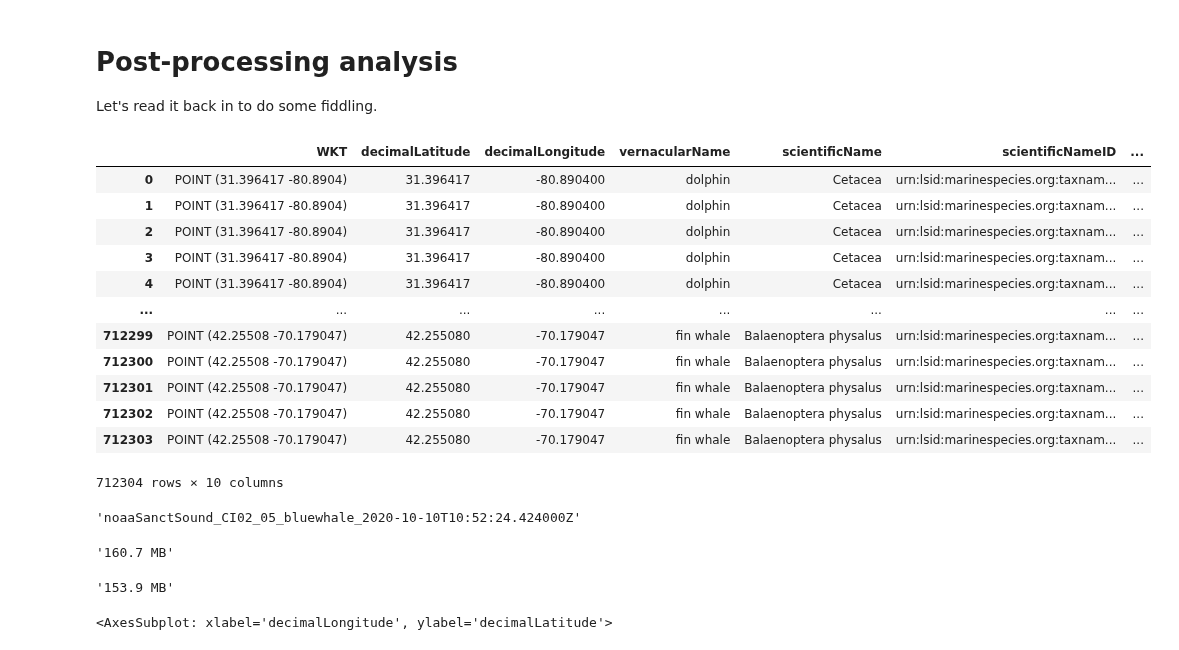
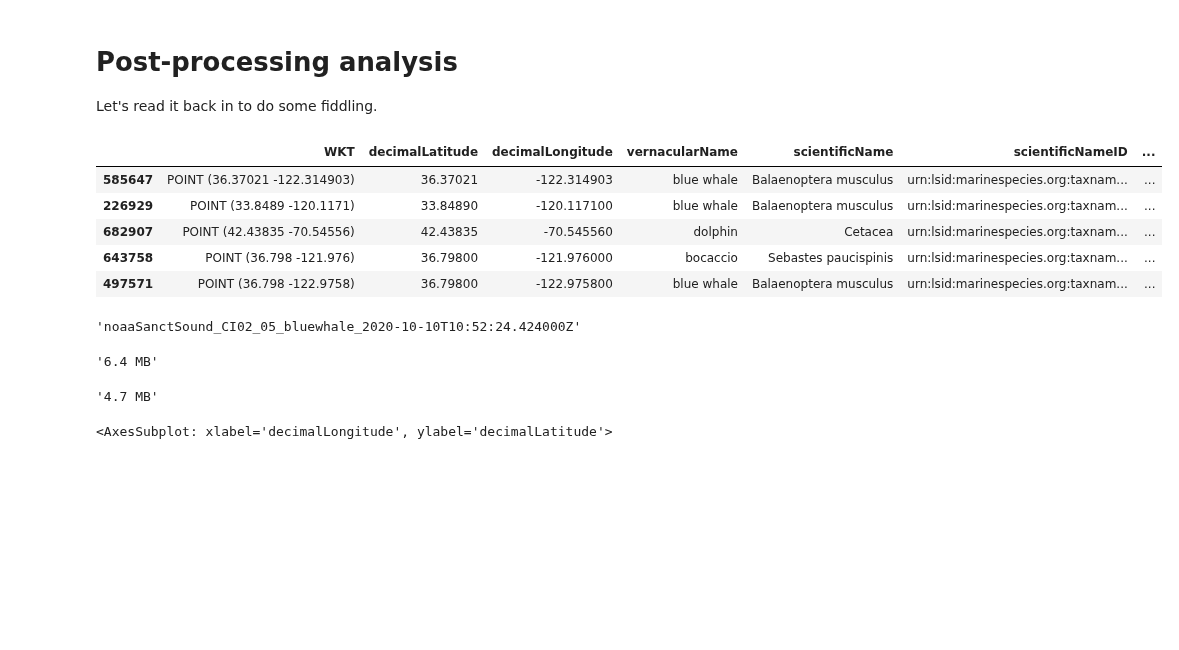
Before and after one commit to ioos/bio_data_guide, a Jupyter notebook: datasets/SanctSound/SanctSound_processing.ipynb, the cells around one changed output. Cells and saved outputs as stored; diff of their text form; code cells hidden in the pictures; blank space fills up the shorter version.

```diff
--- a/datasets/SanctSound/SanctSound_processing.ipynb
+++ b/datasets/SanctSound/SanctSound_processing.ipynb
@@ -1436,7 +1437,8 @@ occur.sample(10)
 # %% [markdown]
 Let's write it out as an occurrence file.
 # %%
-occur.to_csv('data/occurrence.csv',date_format='%Y-%m-%dT%H:%M:%S.%fZ', index=False)
+fname_occur = 'data/occurrence.zip'
+occur.to_csv(fname_occur,date_format='%Y-%m-%dT%H:%M:%S.%fZ', index=False, compression='zip')
 # %% [markdown]
 # Post-processing analysis
 
@@ -1444,23 +1446,16 @@ Let's read it back in to do some fiddling.
 # %%
 import pandas as pd
 
-occur = pd.read_csv('data/occurrence.csv', low_memory=False)
+occur = pd.read_csv(fname_occur, low_memory=False, compression='zip')
 
-occur
+occur.sample(5)
 # %% [output]
 |  | WKT | decimalLatitude | decimalLongitude | vernacularName | scientificName | scientificNameID | ... |
-| 0 | POINT (31.396417 -80.8904) | 31.396417 | -80.890400 | dolphin | Cetacea | urn:lsid:marinespecies.org:taxnam... | ... |
-| 1 | POINT (31.396417 -80.8904) | 31.396417 | -80.890400 | dolphin | Cetacea | urn:lsid:marinespecies.org:taxnam... | ... |
-| 2 | POINT (31.396417 -80.8904) | 31.396417 | -80.890400 | dolphin | Cetacea | urn:lsid:marinespecies.org:taxnam... | ... |
-| 3 | POINT (31.396417 -80.8904) | 31.396417 | -80.890400 | dolphin | Cetacea | urn:lsid:marinespecies.org:taxnam... | ... |
-| 4 | POINT (31.396417 -80.8904) | 31.396417 | -80.890400 | dolphin | Cetacea | urn:lsid:marinespecies.org:taxnam... | ... |
-| ... | ... | ... | ... | ... | ... | ... | ... |
-| 712299 | POINT (42.25508 -70.179047) | 42.255080 | -70.179047 | fin whale | Balaenoptera physalus | urn:lsid:marinespecies.org:taxnam... | ... |
-| 712300 | POINT (42.25508 -70.179047) | 42.255080 | -70.179047 | fin whale | Balaenoptera physalus | urn:lsid:marinespecies.org:taxnam... | ... |
-| 712301 | POINT (42.25508 -70.179047) | 42.255080 | -70.179047 | fin whale | Balaenoptera physalus | urn:lsid:marinespecies.org:taxnam... | ... |
-| 712302 | POINT (42.25508 -70.179047) | 42.255080 | -70.179047 | fin whale | Balaenoptera physalus | urn:lsid:marinespecies.org:taxnam... | ... |
-| 712303 | POINT (42.25508 -70.179047) | 42.255080 | -70.179047 | fin whale | Balaenoptera physalus | urn:lsid:marinespecies.org:taxnam... | ... |
+| 585647 | POINT (36.37021 -122.314903) | 36.37021 | -122.314903 | blue whale | Balaenoptera musculus | urn:lsid:marinespecies.org:taxnam... | ... |
+| 226929 | POINT (33.8489 -120.1171) | 33.84890 | -120.117100 | blue whale | Balaenoptera musculus | urn:lsid:marinespecies.org:taxnam... | ... |
+| 682907 | POINT (42.43835 -70.54556) | 42.43835 | -70.545560 | dolphin | Cetacea | urn:lsid:marinespecies.org:taxnam... | ... |
+| 643758 | POINT (36.798 -121.976) | 36.79800 | -121.976000 | bocaccio | Sebastes paucispinis | urn:lsid:marinespecies.org:taxnam... | ... |
+| 497571 | POINT (36.798 -122.9758) | 36.79800 | -122.975800 | blue whale | Balaenoptera musculus | urn:lsid:marinespecies.org:taxnam... | ... |
-712304 rows × 10 columns
 # %%
 occur['occurrenceID'][50000]
 # %% [output]
@@ -1469,13 +1464,13 @@ occur['occurrenceID'][50000]
 import humanize
 import os
 
-humanize.naturalsize(os.path.getsize('data/occurrence.csv'))
+humanize.naturalsize(os.path.getsize('data/occurrence.zip'))
 # %% [output]
-'160.7 MB'
+'6.4 MB'
 # %%
-humanize.naturalsize(os.path.getsize('data/sanctsound_presence.csv'))
+humanize.naturalsize(os.path.getsize('data/sanctsound_presence.zip'))
 # %% [output]
-'153.9 MB'
+'4.7 MB'
 # %%
 occur.plot.scatter(x='decimalLongitude',y='decimalLatitude')
 # %% [output]
```
Also changed, not shown: parts of 4 cells of this notebook, 2 other files.
